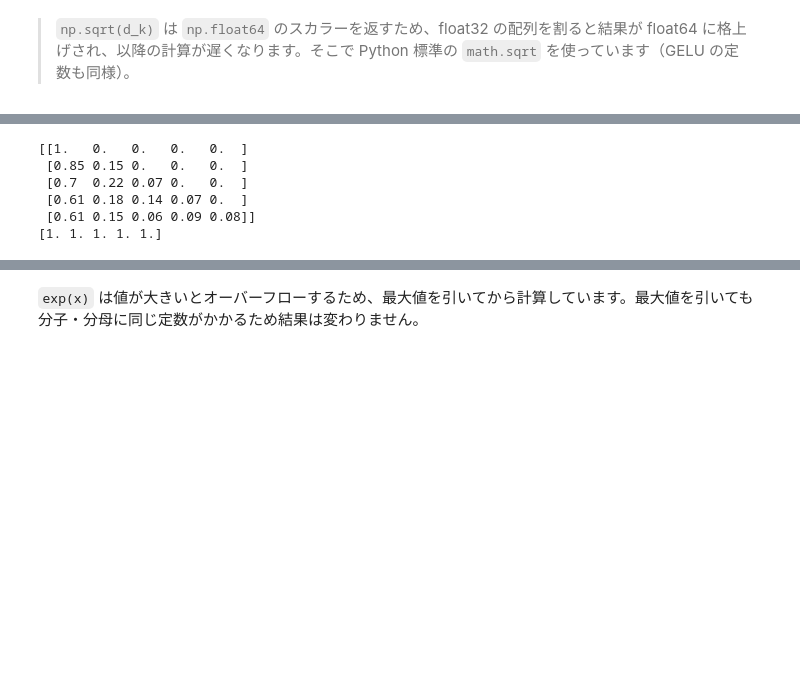
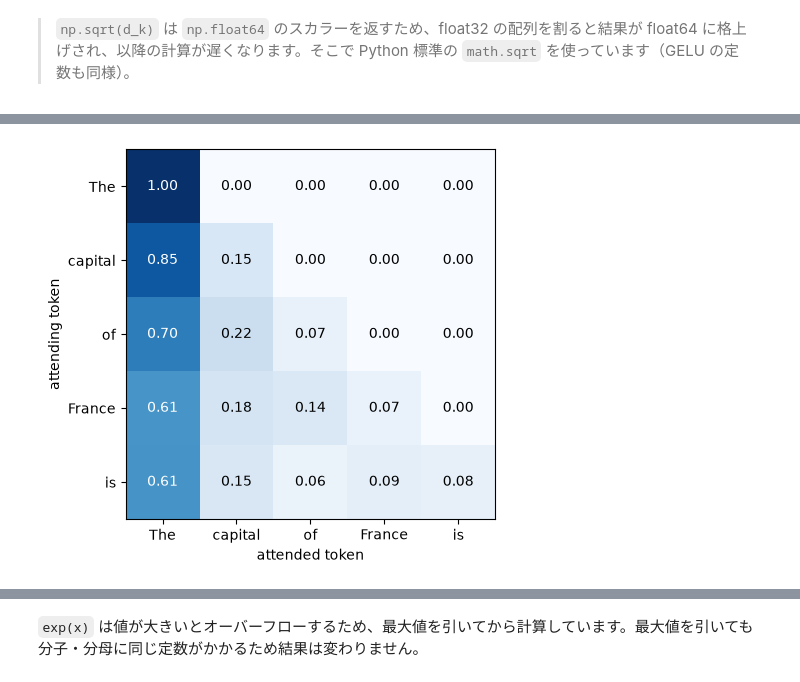
Before and after one commit to 7shi/my-gpt2, a Jupyter notebook: abridged.ipynb, the cells around one changed output, grey strips where cells are left out. Drawn from its saved outputs; the diff is of its cells as text; code cells hidden in the pictures; blank space fills up the shorter version.

```diff
--- a/abridged.ipynb
+++ b/abridged.ipynb
@@ -500,20 +675,26 @@ GPT-2 は「次の単語を予測する」モデルのため、未来のトー
 スコアを確率分布に変換するため **Softmax** を適用します。Softmax は各スコアの指数 $\exp(x)$ を取り、合計で割ることで全体の和が 1 になるよう正規化する関数です。最もスコアが高い要素に高い確率が割り当てられます。マスクされた位置は $-10^{10}$ なので、$\exp(-10^{10}) \approx 0$ となり実質的に無視されます。
 # %%
 def softmax(x):
+    # `exp(x)` は値が大きいとオーバーフローするため、最大値を引いてから計算しています。
+    # 最大値を引いても分子・分母に同じ定数がかかるため結果は変わりません。
     exp_x = np.exp(x - np.max(x, axis=-1, keepdims=True))
     return exp_x / np.sum(exp_x, axis=-1, keepdims=True)
 
 mask = np.tril(np.ones((seq_len, seq_len)))
 scores = np.where(mask == 0, -1e10, scores)
 probs = softmax(scores)  # 注目度行列
 
-# 確認
-print(probs[0].round(2))  # ヘッド 0 の注目度（上三角は 0）
-print(probs[0].sum(axis=-1))  # 各行の合計は 1
+# ヘッド 0 の注目度をヒートマップで見る（行が注目する側、列が注目される側。色が濃いほど高い）
+words = [tokenizer.decode([t]).strip() for t in input_ids]
+plt.imshow(probs[0], cmap="Blues", vmin=0, vmax=1)
+plt.xticks(range(seq_len), words)
+plt.yticks(range(seq_len), words)
+plt.xlabel("attended token")
+plt.ylabel("attending token")
+for r in range(seq_len):
+    for c in range(seq_len):
+        plt.text(c, r, f"{probs[0][r, c]:.2f}", ha="center", va="center",
+                 color="white" if probs[0][r, c] > 0.5 else "black")
+plt.show()
 # %% [output]
-[[1.   0.   0.   0.   0.  ]
- [0.85 0.15 0.   0.   0.  ]
- [0.7  0.22 0.07 0.   0.  ]
- [0.61 0.18 0.14 0.07 0.  ]
- [0.61 0.15 0.06 0.09 0.08]]
-[1. 1. 1. 1. 1.]
+[figure, added]
```
Also changed, not shown: parts of 64 cells of this notebook, 3 other files.
